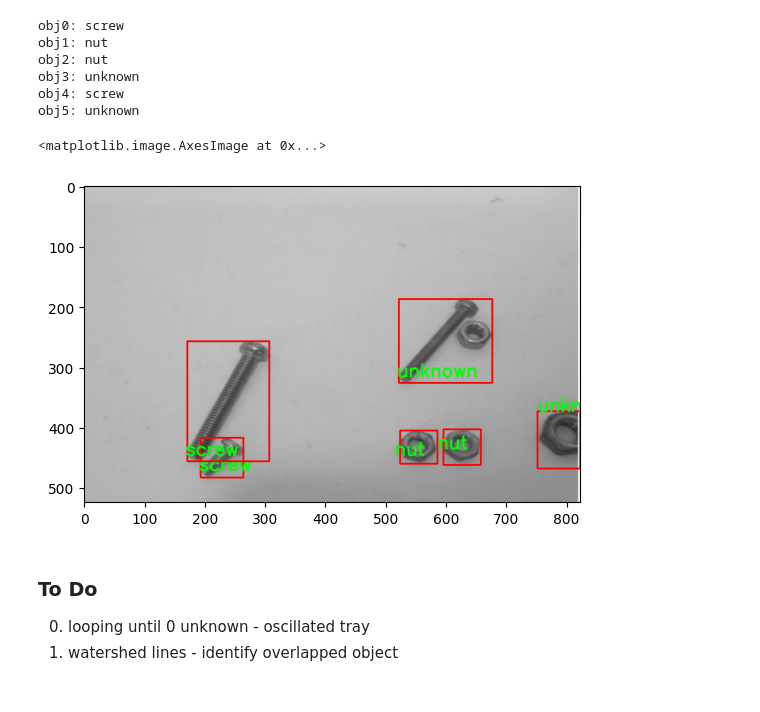
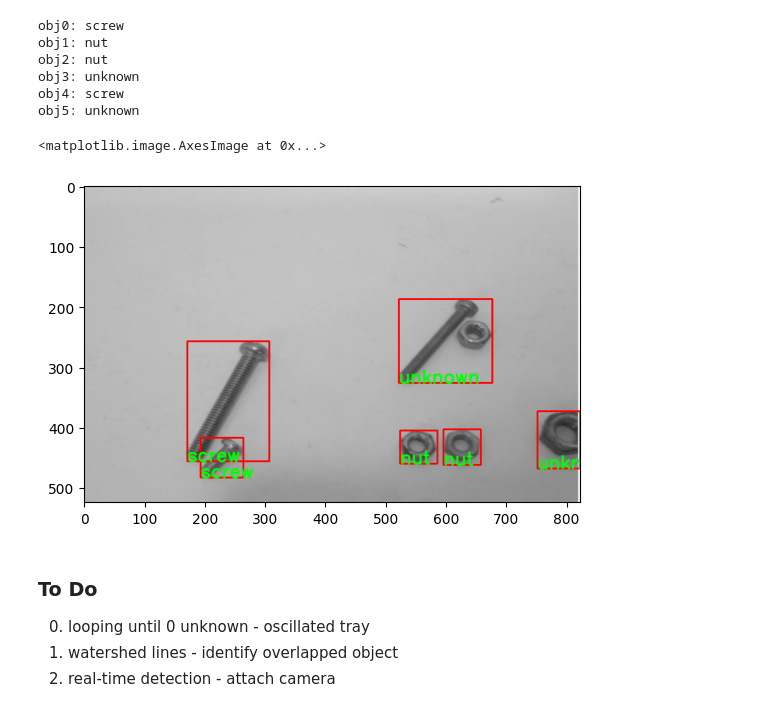
Before and after one commit to sincerem00n/6DOE-with-cv, a Jupyter notebook: detect.ipynb, the cells around one changed output. Cells and saved outputs as stored; diff of their text form; code cells hidden in the pictures.

```diff
--- a/detect.ipynb
+++ b/detect.ipynb
@@ -140,19 +140,20 @@ obj5: unknown
 # %%
 img2 = cv2.merge([img_resize, img_resize, img_resize])
 for i in range(len(contours)):
     x, y, w, h = cv2.boundingRect(contours[i])
     cv2.rectangle(img2, (x, y), (x+w, y+h), (255, 0, 0), 2)
 
     rect = cv2.minAreaRect(contours[i])
     box = cv2.boxPoints(rect)
     box = np.int0(box)
-    cv2.putText(img2, classify(rect), (box[0][0], box[0][1]), font, 1, (0,255,0), 2, cv2.LINE_AA)
+    cv2.putText(img2, classify(rect), (x, y+h), font, 1, (0,255,0), 2, cv2.LINE_AA)
 
 plt.imshow(img2, cmap='gray')
 # %% [output]
 <matplotlib.image.AxesImage at 0x...>
-[figure, old version]
+[figure, new version]
 # %% [markdown]
 ### To Do
 0. looping until 0 unknown - oscillated tray
 1. watershed lines - identify overlapped object
+2. real-time detection - attach camera
```
Also changed, not shown: 2 other files.
